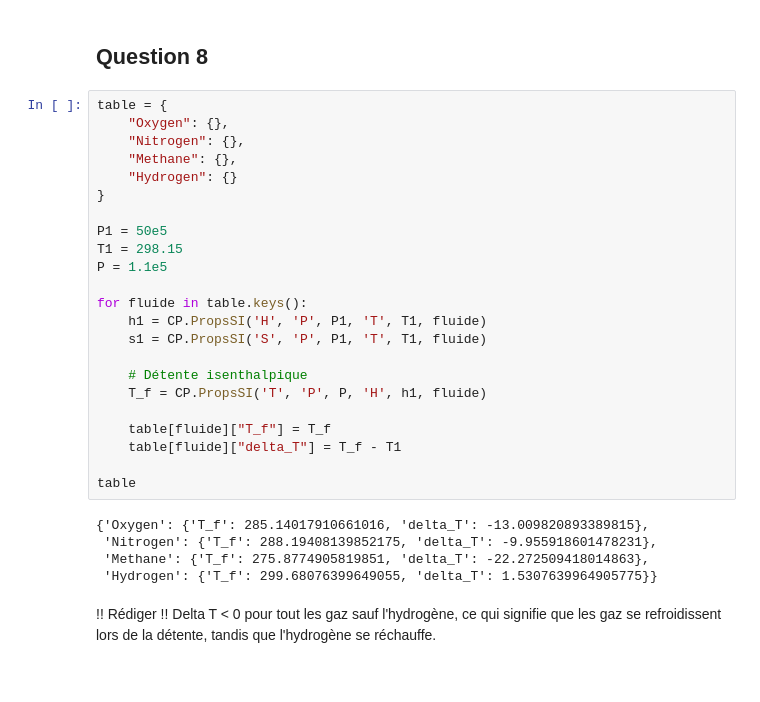
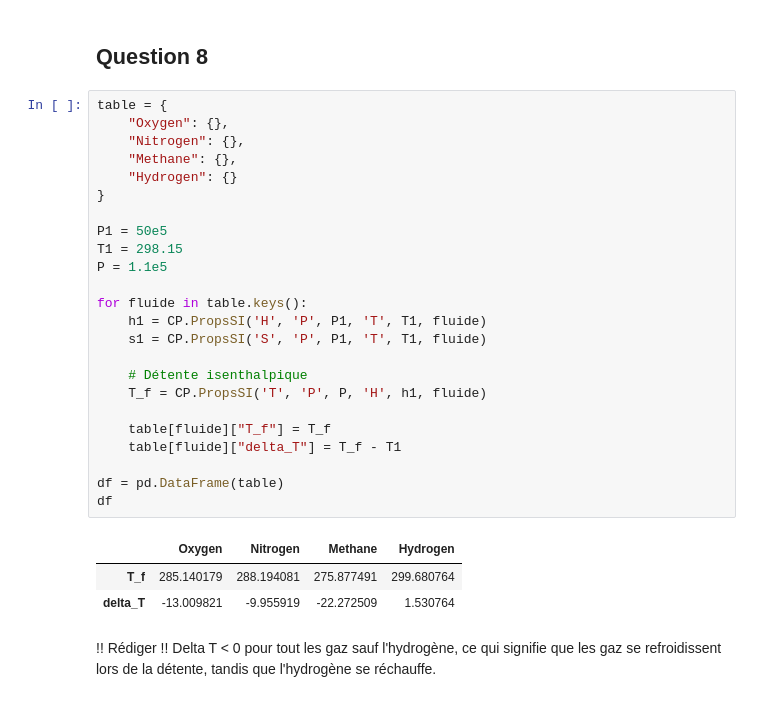
Before and after one commit to jules-spl/liquefaction_H2, a Jupyter notebook: liquefaction_h2.ipynb, the cells around one changed output. Cells and saved outputs as stored; diff of their text form.

```diff
--- a/liquefaction_h2.ipynb
+++ b/liquefaction_h2.ipynb
@@ -90,31 +90,31 @@ hmmmm
 # %%
 table = {
     "Oxygen": {},
     "Nitrogen": {},
     "Methane": {},
     "Hydrogen": {}
 }
 
 P1 = 50e5
 T1 = 298.15
 P = 1.1e5
 
 for fluide in table.keys():
     h1 = CP.PropsSI('H', 'P', P1, 'T', T1, fluide)
     s1 = CP.PropsSI('S', 'P', P1, 'T', T1, fluide)
 
     # Détente isenthalpique
     T_f = CP.PropsSI('T', 'P', P, 'H', h1, fluide)
 
     table[fluide]["T_f"] = T_f
     table[fluide]["delta_T"] = T_f - T1
 
-table
+df = pd.DataFrame(table)
+df
 # %% [output]
-{'Oxygen': {'T_f': 285.14017910661016, 'delta_T': -13.009820893389815},
- 'Nitrogen': {'T_f': 288.19408139852175, 'delta_T': -9.955918601478231},
- 'Methane': {'T_f': 275.8774905819851, 'delta_T': -22.272509418014863},
- 'Hydrogen': {'T_f': 299.68076399649055, 'delta_T': 1.5307639964905775}}
+|  | Oxygen | Nitrogen | Methane | Hydrogen |
+| T_f | 285.140179 | 288.194081 | 275.877491 | 299.680764 |
+| delta_T | -13.009821 | -9.955919 | -22.272509 | 1.530764 |
 # %% [markdown]
 !! Rédiger !!
 Delta T < 0 pour tout les gaz sauf l'hydrogène, ce qui signifie que les gaz se refroidissent lors de la détente, tandis que l'hydrogène se réchauffe.
```
Also changed, not shown: parts of 6 cells of this notebook.
